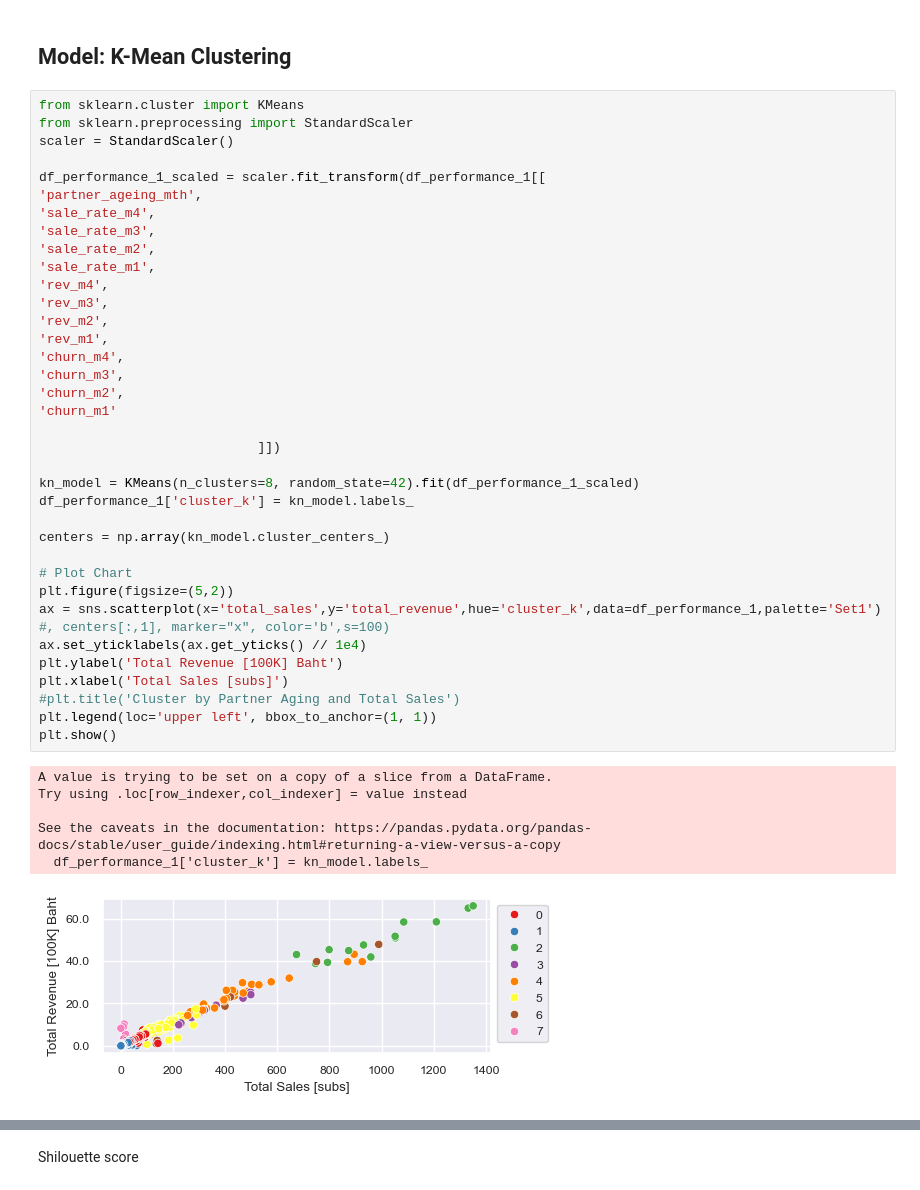
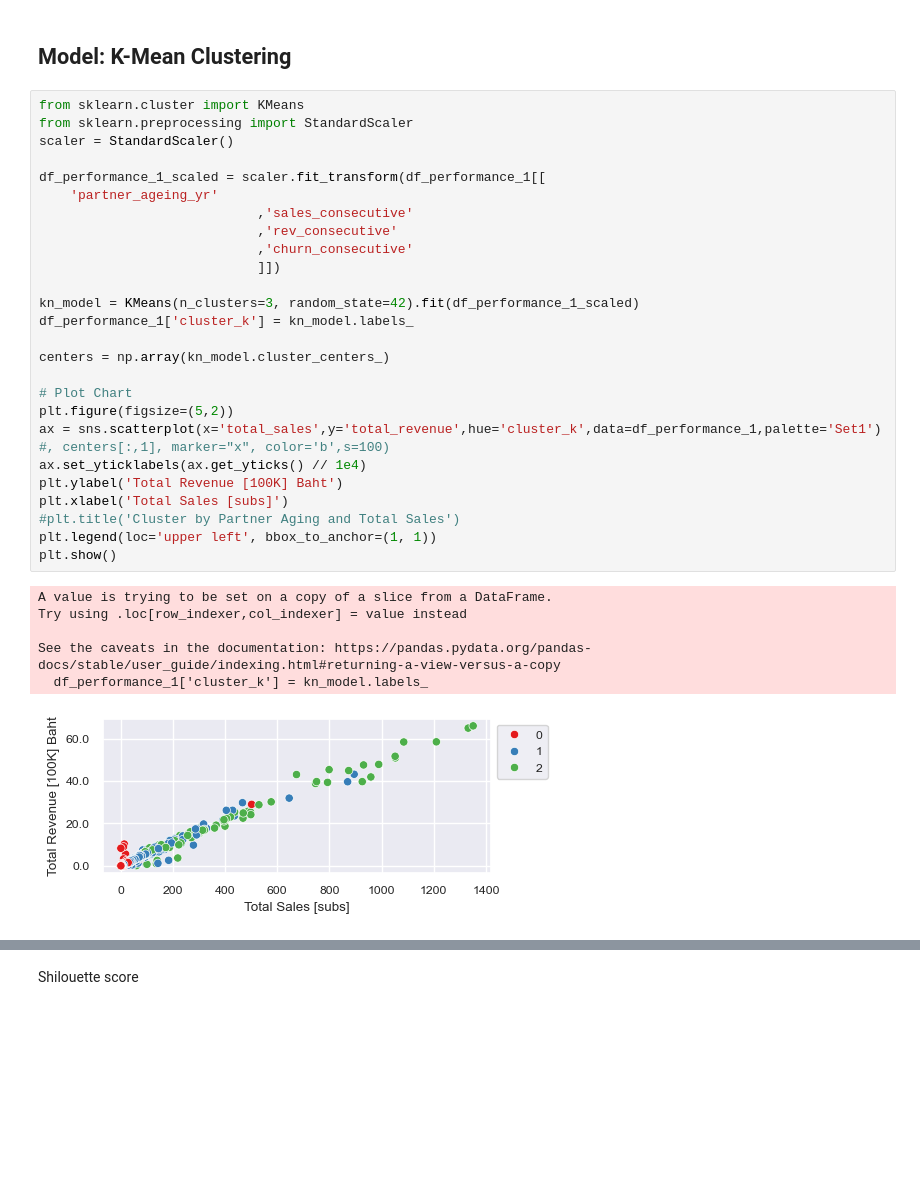
Before and after one commit to feeLife/Project, a Jupyter notebook: Capstone/2_model.ipynb, the cells around one changed output, grey strips where cells are left out. Drawn from its saved outputs; the diff is of its cells as text; blank space fills up the shorter version.

```diff
--- a/Capstone/2_model.ipynb
+++ b/Capstone/2_model.ipynb
@@ -423,47 +362,37 @@ plt.show()
 # %%
 from sklearn.cluster import KMeans
 from sklearn.preprocessing import StandardScaler
 scaler = StandardScaler()
 
 df_performance_1_scaled = scaler.fit_transform(df_performance_1[[
-'partner_ageing_mth',
-'sale_rate_m4',
-'sale_rate_m3',
-'sale_rate_m2',
-'sale_rate_m1',
-'rev_m4',
-'rev_m3',
-'rev_m2',
-'rev_m1',
-'churn_m4',
-'churn_m3',
-'churn_m2',
-'churn_m1'
-
+    'partner_ageing_yr'
+                            ,'sales_consecutive'
+                            ,'rev_consecutive'
+                            ,'churn_consecutive'
                             ]])
 
-kn_model = KMeans(n_clusters=8, random_state=42).fit(df_performance_1_scaled)
+kn_model = KMeans(n_clusters=3, random_state=42).fit(df_performance_1_scaled)
 df_performance_1['cluster_k'] = kn_model.labels_
 
 centers = np.array(kn_model.cluster_centers_)
 
 # Plot Chart
 plt.figure(figsize=(5,2))
 ax = sns.scatterplot(x='total_sales',y='total_revenue',hue='cluster_k',data=df_performance_1,palette='Set1')
 #, centers[:,1], marker="x", color='b',s=100)
 ax.set_yticklabels(ax.get_yticks() // 1e4)
 plt.ylabel('Total Revenue [100K] Baht')
 plt.xlabel('Total Sales [subs]')
 #plt.title('Cluster by Partner Aging and Total Sales')
 plt.legend(loc='upper left', bbox_to_anchor=(1, 1))
 plt.show()
 # %% [output]
 A value is trying to be set on a copy of a slice from a DataFrame.
 Try using .loc[row_indexer,col_indexer] = value instead
 
 See the caveats in the documentation: https://pandas.pydata.org/pandas-docs/stable/user_guide/indexing.html#returning-a-view-versus-a-copy
   df_performance_1['cluster_k'] = kn_model.labels_
-[figure, old version]
+[figure, new version]
 # %%
 df_performance_1['cluster_k'].value_counts(normalize=True)
 # %% [output]
```
Also changed, not shown: parts of 20 cells of this notebook, 3 other files.
